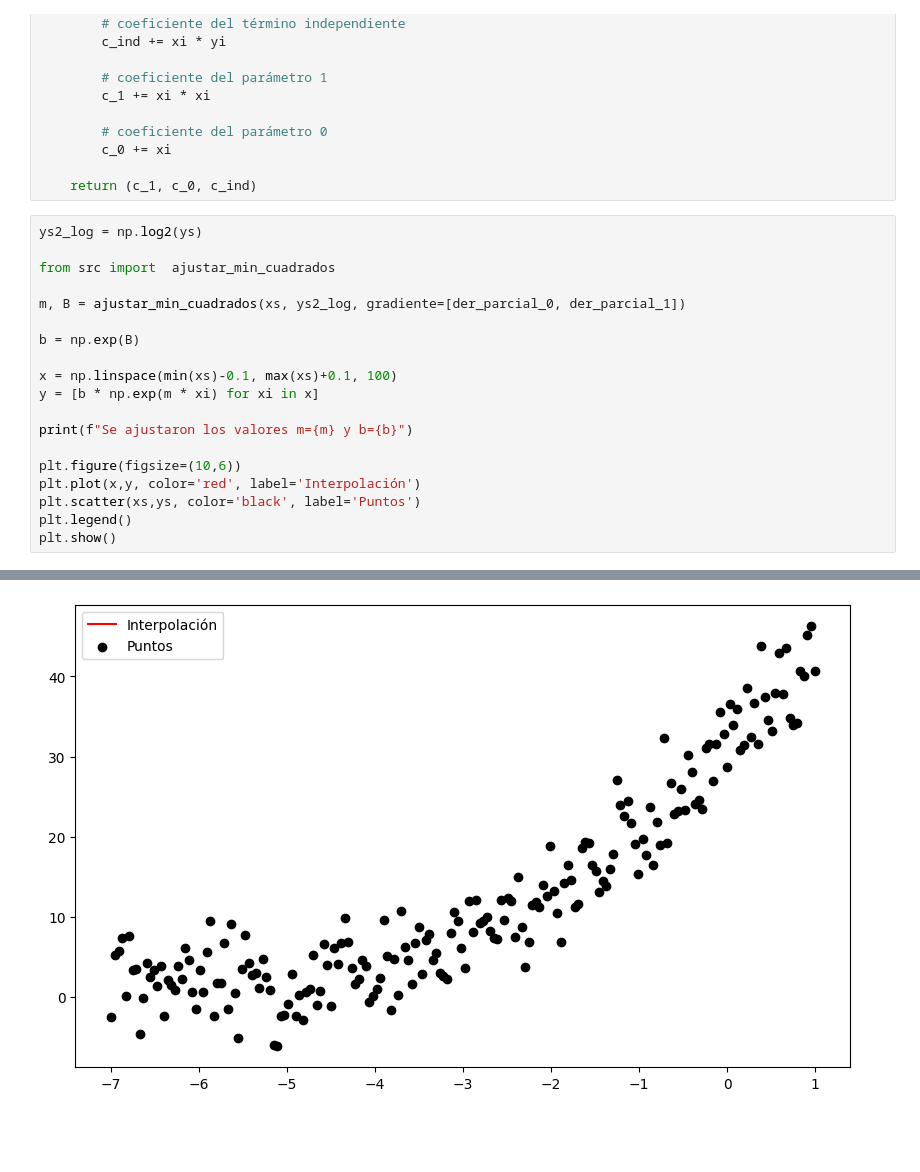
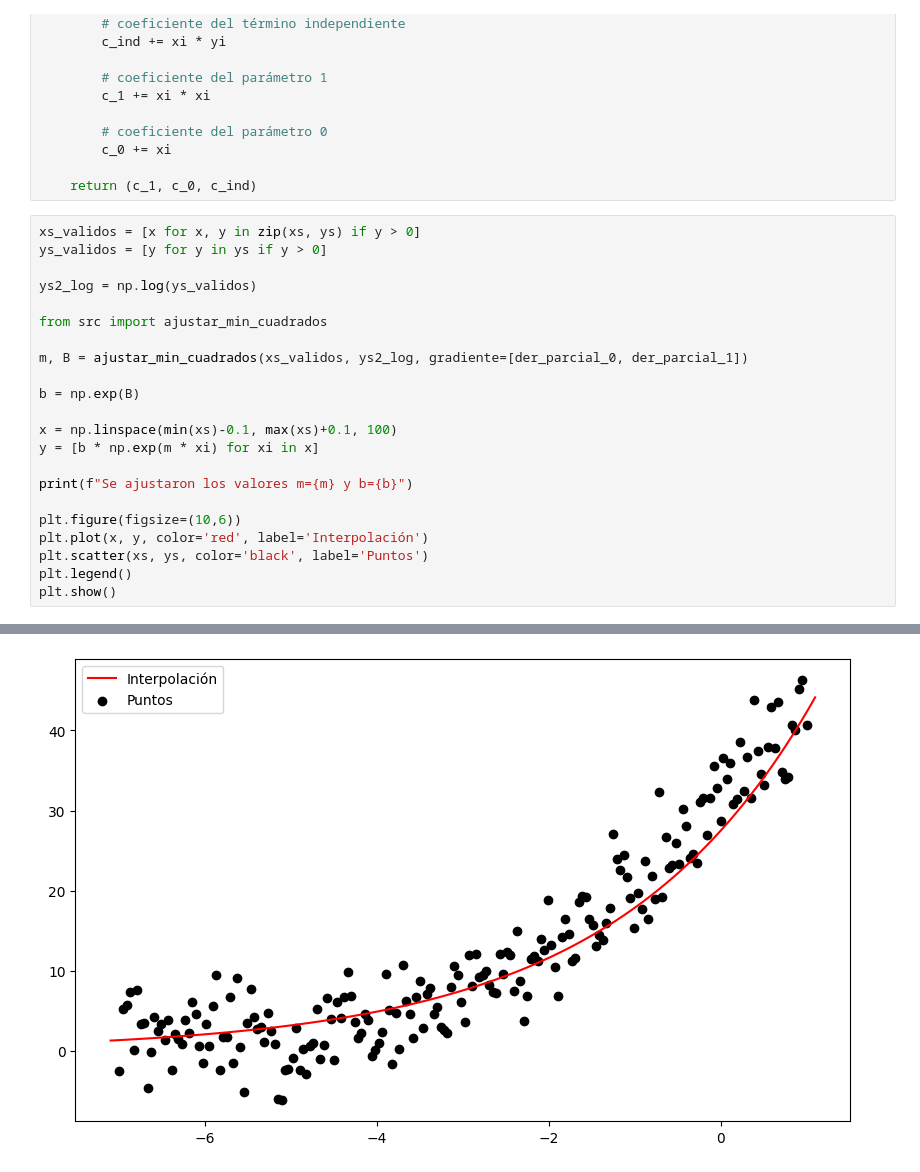
Before and after one commit to 7heAnsw3r/metodos_numericos, a Jupyter notebook: Examen_Supletorio/Interpolación.ipynb, the cells around one changed output, grey strips where cells are left out. Saved outputs shown, nothing was run; the diff lists cells and outputs as text; blank space fills up the shorter version.

```diff
--- a/Examen_Supletorio/Interpolación.ipynb
+++ b/Examen_Supletorio/Interpolación.ipynb
@@ -96,11 +112,14 @@ def der_parcial_0(xs: list, ys: list) -> tuple[float, float, float]:
 
     return (c_1, c_0, c_ind)
 # %%
-ys2_log = np.log2(ys)
+xs_validos = [x for x, y in zip(xs, ys) if y > 0]
+ys_validos = [y for y in ys if y > 0]
 
-from src import  ajustar_min_cuadrados
+ys2_log = np.log(ys_validos)
 
-m, B = ajustar_min_cuadrados(xs, ys2_log, gradiente=[der_parcial_0, der_parcial_1])
+from src import ajustar_min_cuadrados
+
+m, B = ajustar_min_cuadrados(xs_validos, ys2_log, gradiente=[der_parcial_0, der_parcial_1])
 
 b = np.exp(B)
 
@@ -110,8 +129,8 @@ y = [b * np.exp(m * xi) for xi in x]
 print(f"Se ajustaron los valores m={m} y b={b}")
 
 plt.figure(figsize=(10,6))
-plt.plot(x,y, color='red', label='Interpolación')
-plt.scatter(xs,ys, color='black', label='Puntos')
+plt.plot(x, y, color='red', label='Interpolación')
+plt.scatter(xs, ys, color='black', label='Puntos')
 plt.legend()
 plt.show()
 # %% [output]
@@ -123 +145 @@ Se ajustaron los valores m=nan y b=nan
-[figure, old version]
+[figure, new version]
```
Also changed, not shown: parts of 4 cells of this notebook.
